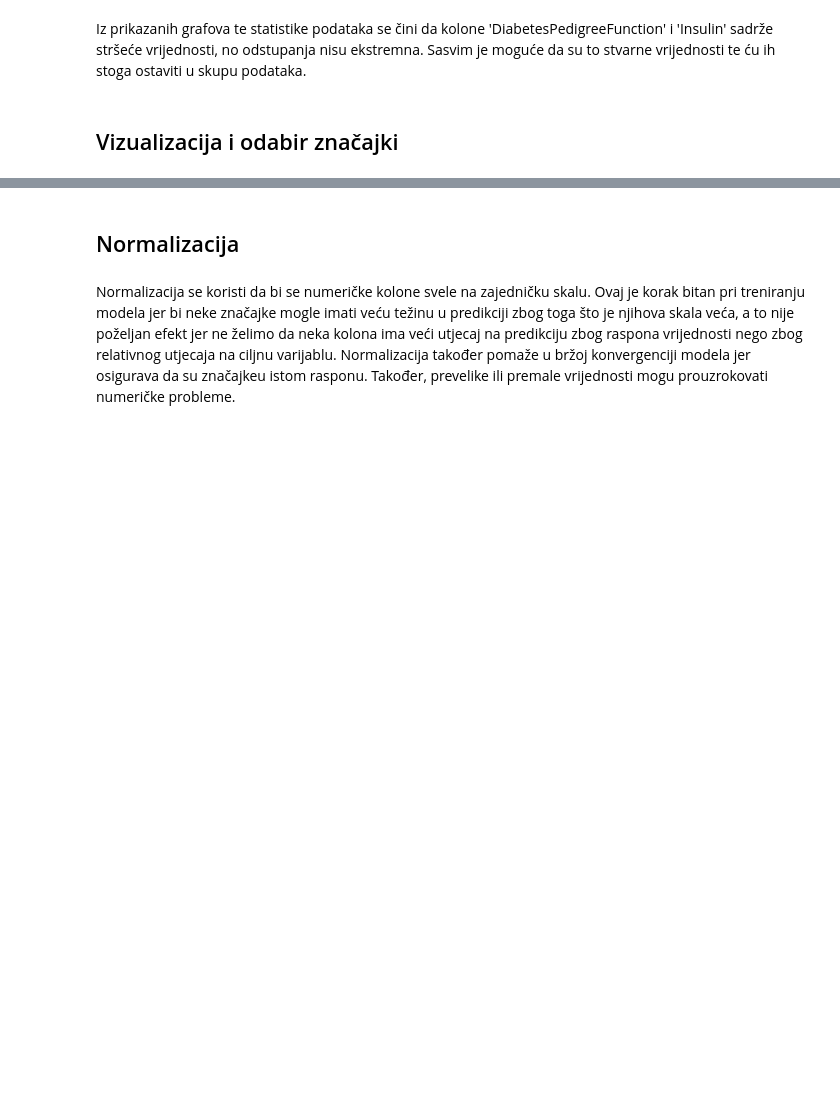
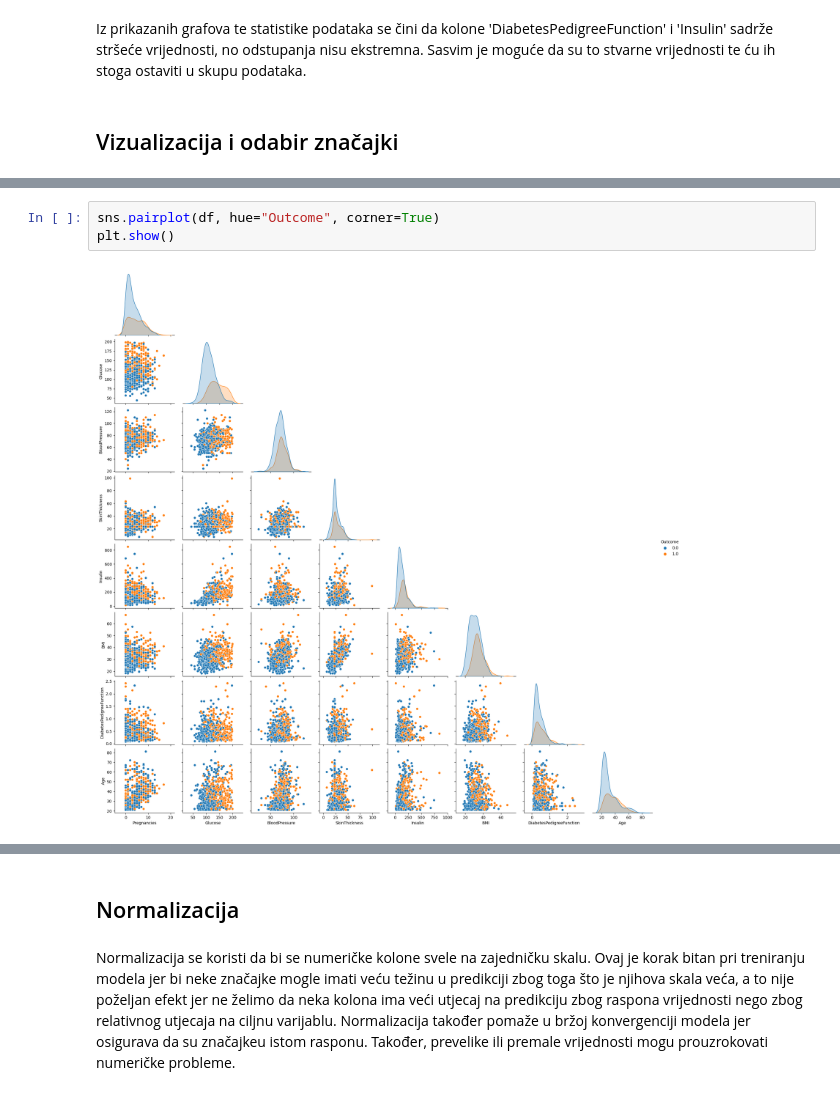
Before and after one commit to pb7932/UZOP, a Jupyter notebook: UZOP_PetarBenjak_diabetes.ipynb, the cells around one changed output, grey strips where cells are left out. Saved outputs shown, nothing was run; the diff lists cells and outputs as text; blank space fills up the shorter version.

```diff
--- a/UZOP_PetarBenjak_diabetes.ipynb
+++ b/UZOP_PetarBenjak_diabetes.ipynb
@@ -255,0 +245,5 @@ corr.style.background_gradient(cmap='BuPu', axis=None)
+# %%
+sns.pairplot(df, hue="Outcome", corner=True)
+plt.show()
+# %% [output]
+[figure, added]
```
Also changed, not shown: parts of 4 cells of this notebook.
